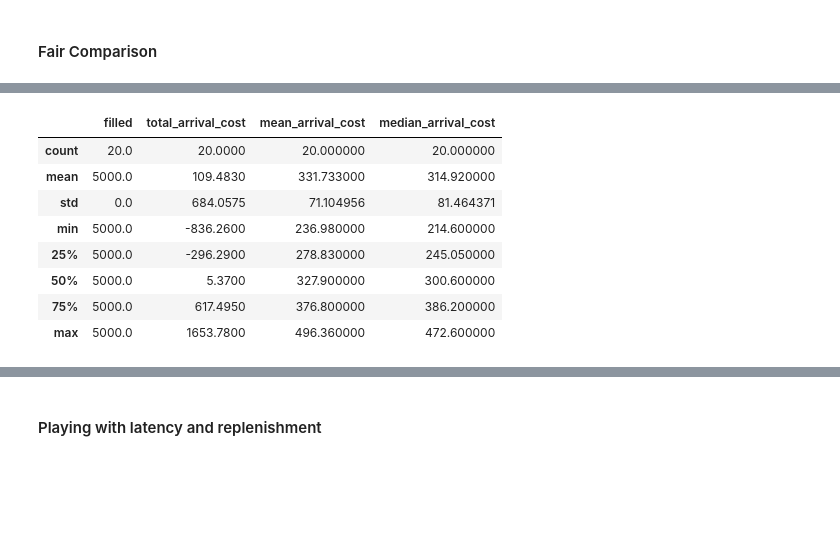
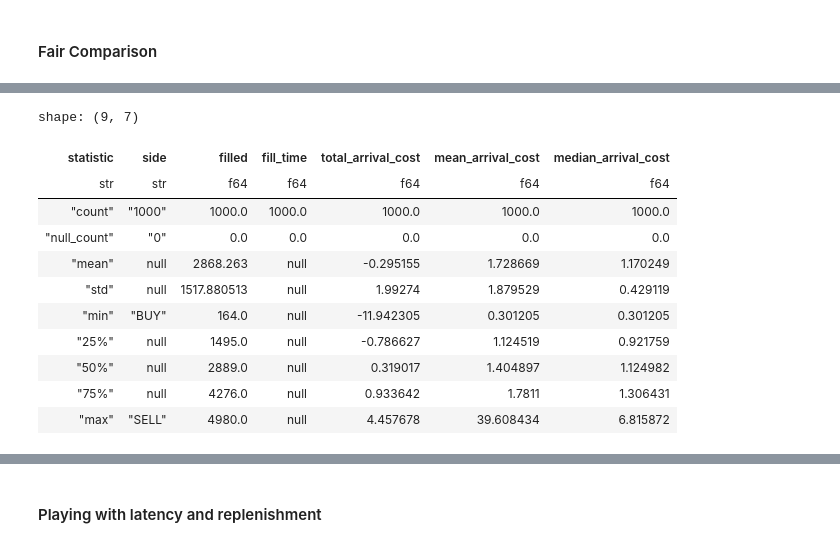
Before and after one commit to MichaelCusackNelkin/SAF_Final_Project, a Jupyter notebook: whitepaper/code/milestone_clean.ipynb, the cells around one changed output, grey strips where cells are left out. Drawn from its saved outputs; the diff is of its cells as text; code cells hidden in the pictures; blank space fills up the shorter version.

```diff
--- a/whitepaper/code/milestone_clean.ipynb
+++ b/whitepaper/code/milestone_clean.ipynb
@@ -410,40 +412,24 @@ costs.describe()
 # %%
-from concurrent.futures import ProcessPoolExecutor
-
-LATENCY = 500 * 1e3 #500us in ns
-REPLENISHMENT = 10.0 #poisson rate of replenishment using wall-clock
-PARENT_QTY = 5_000
-
-MIN_NS = 100_000_000 #100ms
-MIN_SHARES = 0
-THRESHOLD = 0.5
-HORIZON = 60 * 1e9
-
-N_TRIALS = 20
-MAX_WORKERS = 4
-
-WAIT_NS = 1e9
-N_CHUNKS = 20
-
 METHOD = "constant"
 
-from concurrent.futures import ProcessPoolExecutor
-from saf_lib.simulation import init_worker, run_trial
-
-trial_args = [(LATENCY, REPLENISHMENT, PARENT_QTY, THRESHOLD, HORIZON, MIN_NS, MIN_SHARES, WAIT_NS, N_CHUNKS, METHOD)] * N_TRIALS
+trial_args = [(LATENCY, REPLENISHMENT, PARENT_QTY, DEPTH_LMT,
+               THRESHOLD, HORIZON, MIN_NS, MIN_SHARES, MAX_SIZE, WAIT_NS, N_CHUNKS, METHOD)] * N_TRIALS
 
 with ProcessPoolExecutor(max_workers=MAX_WORKERS, initializer=init_worker, initargs=(old_df,)) as ex:
-    costs = [c for c in ex.map(run_trial, trial_args) if c is not None]
+    costs_per_share_constant = [c for c in ex.map(run_trial, trial_args) if c is not None]
 
-costs = pd.DataFrame(costs)
-costs.describe()
+costs_per_share_constant = pl.DataFrame(costs_per_share_constant)
+costs_per_share_constant.describe()
 # %% [output]
+shape: (9, 7)
-|  | filled | total_arrival_cost | mean_arrival_cost | median_arrival_cost |
-| count | 20.0 | 20.0000 | 20.000000 | 20.000000 |
-| mean | 5000.0 | 109.4830 | 331.733000 | 314.920000 |
-| std | 0.0 | 684.0575 | 71.104956 | 81.464371 |
-| min | 5000.0 | -836.2600 | 236.980000 | 214.600000 |
-| 25% | 5000.0 | -296.2900 | 278.830000 | 245.050000 |
-| 50% | 5000.0 | 5.3700 | 327.900000 | 300.600000 |
-| 75% | 5000.0 | 617.4950 | 376.800000 | 386.200000 |
-| max | 5000.0 | 1653.7800 | 496.360000 | 472.600000 |
+| statistic | side | filled | fill_time | total_arrival_cost | mean_arrival_cost | median_arrival_cost |
+| str | str | f64 | f64 | f64 | f64 | f64 |
+| "count" | "1000" | 1000.0 | 1000.0 | 1000.0 | 1000.0 | 1000.0 |
+| "null_count" | "0" | 0.0 | 0.0 | 0.0 | 0.0 | 0.0 |
+| "mean" | null | 2868.263 | null | -0.295155 | 1.728669 | 1.170249 |
+| "std" | null | 1517.880513 | null | 1.99274 | 1.879529 | 0.429119 |
+| "min" | "BUY" | 164.0 | null | -11.942305 | 0.301205 | 0.301205 |
+| "25%" | null | 1495.0 | null | -0.786627 | 1.124519 | 0.921759 |
+| "50%" | null | 2889.0 | null | 0.319017 | 1.404897 | 1.124982 |
+| "75%" | null | 4276.0 | null | 0.933642 | 1.7811 | 1.306431 |
+| "max" | "SELL" | 4980.0 | null | 4.457678 | 39.608434 | 6.815872 |
```
Also changed, not shown: parts of 17 cells of this notebook, 14 other files.
